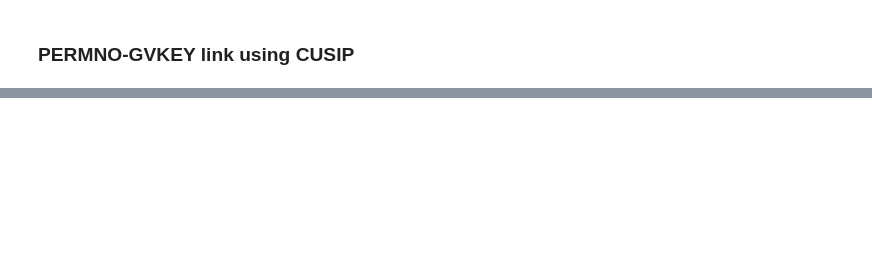
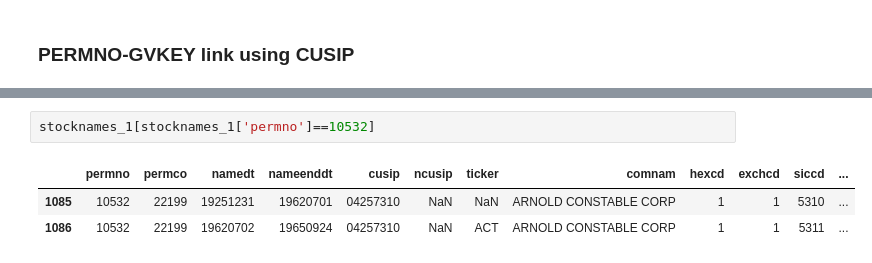
Before and after one commit to mk0417/Empirical-finance, a Jupyter notebook: jupyter-notebook/CRSP_Compustat_link.ipynb, the cells around one changed output, grey strips where cells are left out. Drawn from its saved outputs; the diff is of its cells as text; blank space fills up the shorter version.

```diff
--- a/jupyter-notebook/CRSP_Compustat_link.ipynb
+++ b/jupyter-notebook/CRSP_Compustat_link.ipynb
@@ -41,0 +207,6 @@ crsp_comp_link = crsp_cusip.merge(comp_cusip,how='inner',on='cusip')
+# %%
+stocknames_1[stocknames_1['permno']==10532]
+# %% [output]
+|  | permno | permco | namedt | nameenddt | cusip | ncusip | ticker | comnam | hexcd | exchcd | siccd | ... |
+| 1085 | 10532 | 22199 | 19251231 | 19620701 | 04257310 | NaN | NaN | ARNOLD CONSTABLE CORP | 1 | 1 | 5310 | ... |
+| 1086 | 10532 | 22199 | 19620702 | 19650924 | 04257310 | NaN | ACT | ARNOLD CONSTABLE CORP | 1 | 1 | 5311 | ... |
```
Also changed, not shown: parts of 42 cells of this notebook.
